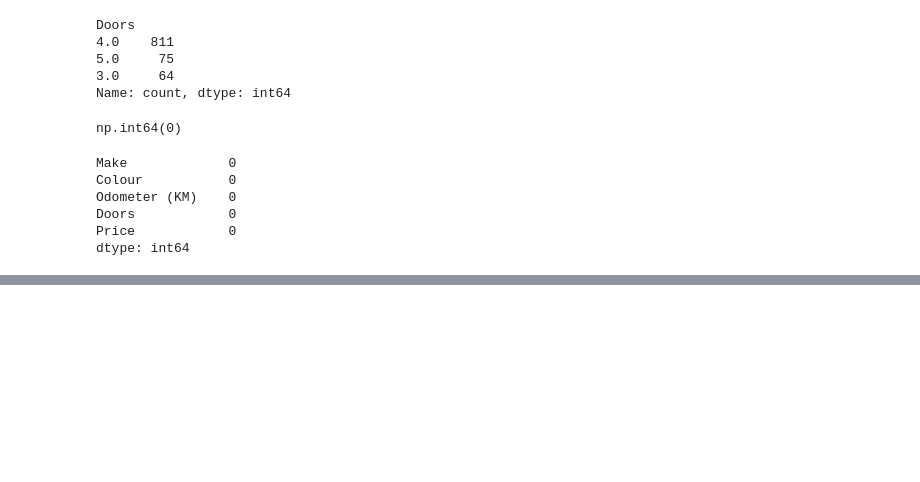
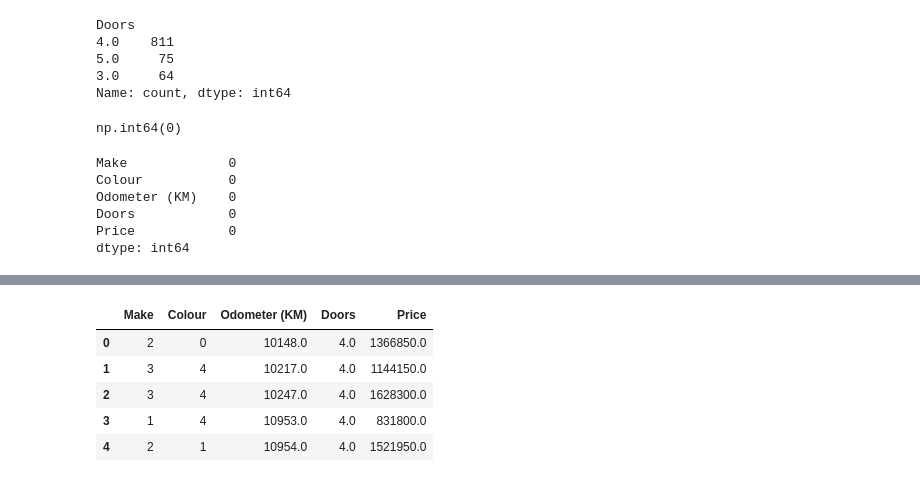
Before and after one commit to SanjeevKumarPrajapati/Data_Analytics_Project_Pipeline, a Jupyter notebook: Untitled.ipynb, the cells around one changed output, grey strips where cells are left out. Saved outputs shown, nothing was run; the diff lists cells and outputs as text; code cells hidden in the pictures; blank space fills up the shorter version.

```diff
--- a/Untitled.ipynb
+++ b/Untitled.ipynb
@@ -270,0 +342,9 @@ dtype: int64
+# %%
+df.head()
+# %% [output]
+|  | Make | Colour | Odometer (KM) | Doors | Price |
+| 0 | 2 | 0 | 10148.0 | 4.0 | 1366850.0 |
+| 1 | 3 | 4 | 10217.0 | 4.0 | 1144150.0 |
+| 2 | 3 | 4 | 10247.0 | 4.0 | 1628300.0 |
+| 3 | 1 | 4 | 10953.0 | 4.0 | 831800.0 |
+| 4 | 2 | 1 | 10954.0 | 4.0 | 1521950.0 |
```
Also changed, not shown: parts of 62 cells of this notebook, 3 other files.
